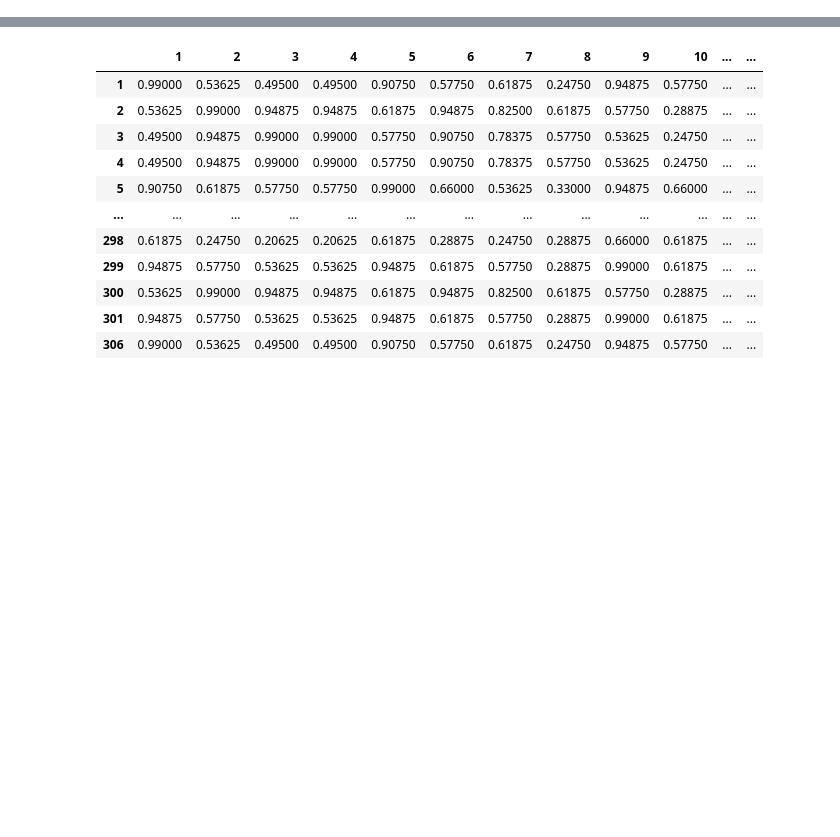
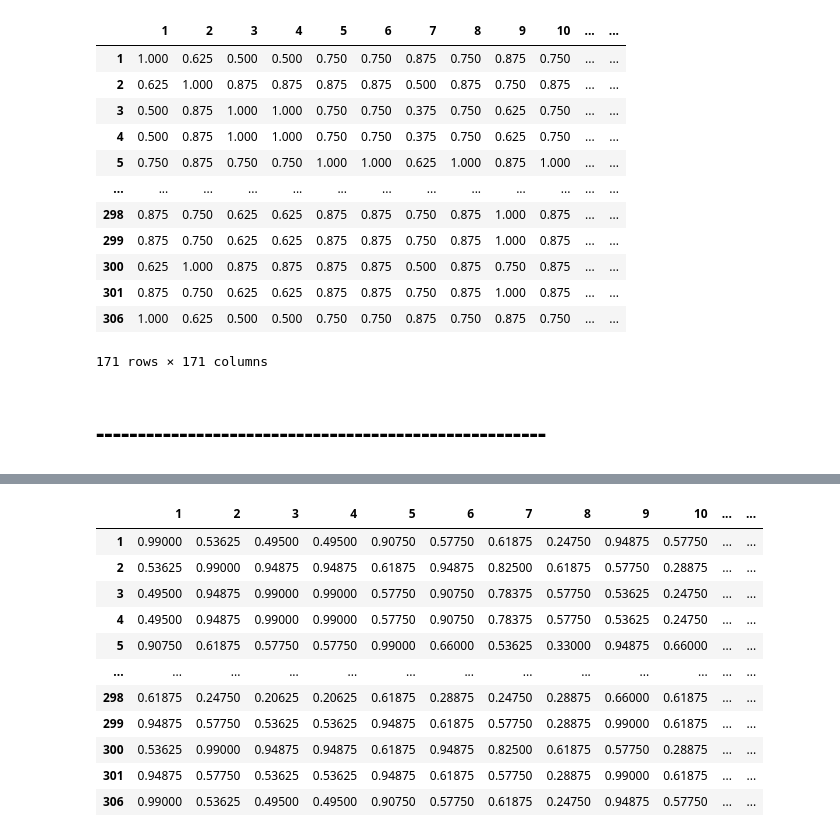
Before and after one commit to AlbertoGarciaDomenech/Comunidades-en-museos, a Jupyter notebook: Interfaz.ipynb, the cells around one changed output, grey strips where cells are left out. Saved outputs shown, nothing was run; the diff lists cells and outputs as text; code cells hidden in the pictures; blank space fills up the shorter version.

```diff
--- a/Interfaz.ipynb
+++ b/Interfaz.ipynb
@@ -9,0 +23,2 @@
+# %%
+artworks_sim = AM.getSimilarityMatrix()
@@ -10,3 +27,35 @@
+# %%
+users = pd.read_csv("data/Prado_users_emotions_OnePolarity.csv", index_col=0)
+users['positive'] = users['positive'].apply(eval)
+users['negative'] = users['negative'].apply(eval)
+users['mixed'] = users['mixed'].apply(eval)
+# %%
+funcs = {x : None for x in users.columns}
+weights = {x : None for x in users.columns}
+funcs.update({'age' : 'SimilarityAge', 'gender' : 'SimilarityGender', 'country': 'SimilarityRegion',
+              'positive': 'SimilarityPolarityPositive', 'negative' : 'SimilarityPolarityNegative', 'mixed' : 'SimilarityPolarityMixed'})
+weights.update({'age' : 0.5, 'gender' : 0.2, 'country' : 0.3, 'positive' : 0.4, 'negative' : 0.4, 'mixed' : 0.2,
+                'polarity' : 0.5, 'demographic' : 0.5})
+# %%
+UM = UsersMatrix(users, artworks_sim, funcs, weights)
+# %%
+UM.getSimilarityMatrix()
+# %% [output]
+|  | 1 | 2 | 3 | 4 | 5 | 6 | 7 | 8 | 9 | 10 | ... | ... |
+| 1 | 1.000 | 0.625 | 0.500 | 0.500 | 0.750 | 0.750 | 0.875 | 0.750 | 0.875 | 0.750 | ... | ... |
+| 2 | 0.625 | 1.000 | 0.875 | 0.875 | 0.875 | 0.875 | 0.500 | 0.875 | 0.750 | 0.875 | ... | ... |
+| 3 | 0.500 | 0.875 | 1.000 | 1.000 | 0.750 | 0.750 | 0.375 | 0.750 | 0.625 | 0.750 | ... | ... |
+| 4 | 0.500 | 0.875 | 1.000 | 1.000 | 0.750 | 0.750 | 0.375 | 0.750 | 0.625 | 0.750 | ... | ... |
+| 5 | 0.750 | 0.875 | 0.750 | 0.750 | 1.000 | 1.000 | 0.625 | 1.000 | 0.875 | 1.000 | ... | ... |
+| ... | ... | ... | ... | ... | ... | ... | ... | ... | ... | ... | ... | ... |
+| 298 | 0.875 | 0.750 | 0.625 | 0.625 | 0.875 | 0.875 | 0.750 | 0.875 | 1.000 | 0.875 | ... | ... |
+| 299 | 0.875 | 0.750 | 0.625 | 0.625 | 0.875 | 0.875 | 0.750 | 0.875 | 1.000 | 0.875 | ... | ... |
+| 300 | 0.625 | 1.000 | 0.875 | 0.875 | 0.875 | 0.875 | 0.500 | 0.875 | 0.750 | 0.875 | ... | ... |
+| 301 | 0.875 | 0.750 | 0.625 | 0.625 | 0.875 | 0.875 | 0.750 | 0.875 | 1.000 | 0.875 | ... | ... |
+| 306 | 1.000 | 0.625 | 0.500 | 0.500 | 0.750 | 0.750 | 0.875 | 0.750 | 0.875 | 0.750 | ... | ... |
+171 rows × 171 columns
+# %% [markdown]
+# ------------------------------------------------------
 # %%
 import pandas as pd
 
```
Also changed, not shown: parts of 5 cells of this notebook, 3 other files.
